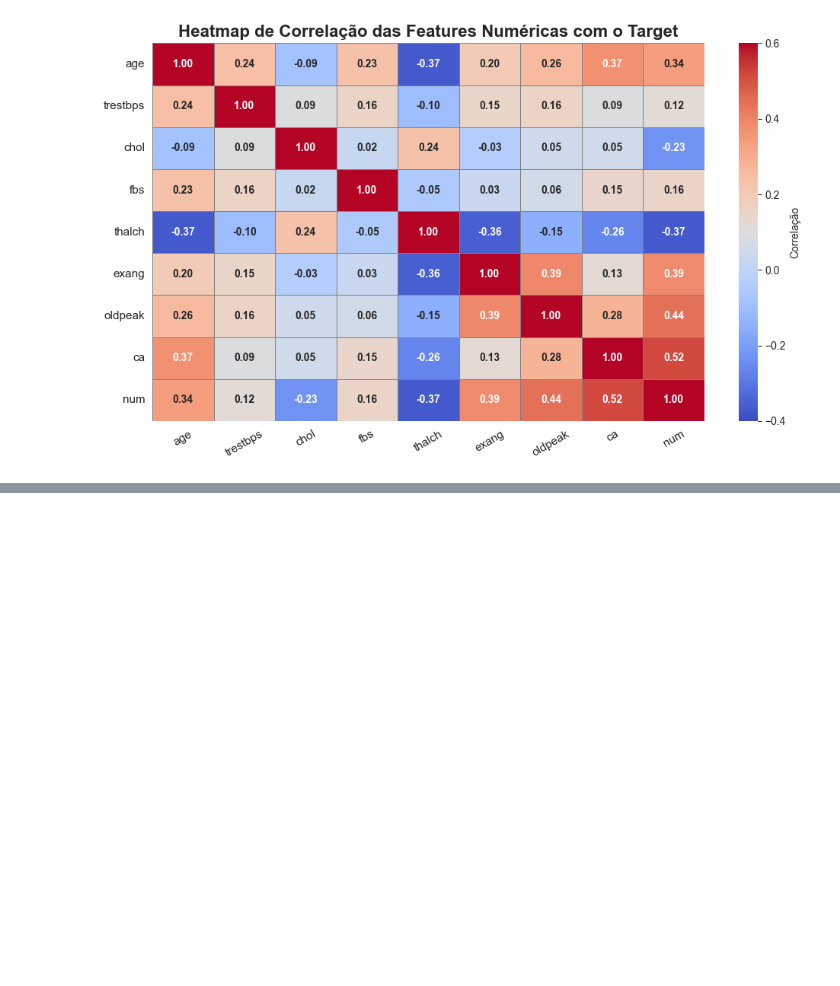
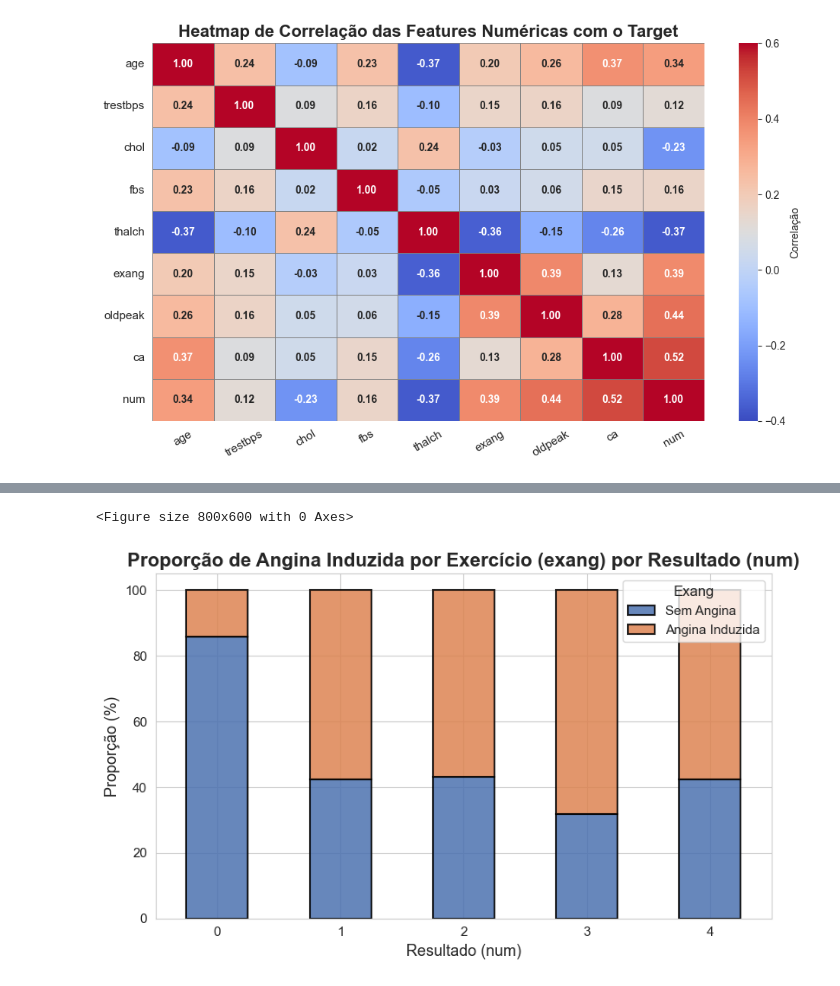
Before and after one commit to caiovilquer/projeto_TA, a Jupyter notebook: analise_doecas_cardiacas.ipynb, the cells around one changed output, grey strips where cells are left out. Cells and saved outputs as stored; diff of their text form; code cells hidden in the pictures; blank space fills up the shorter version.

```diff
--- a/analise_doecas_cardiacas.ipynb
+++ b/analise_doecas_cardiacas.ipynb
@@ -386,0 +461,27 @@ Os fatores mais impactantes para o desfecho são, portanto, o número de vasos c
+# %%
+plt.figure(figsize=(8, 6))
+sns.set_style('whitegrid')
+
+exang_num = pd.crosstab(df['num'], df['exang'], normalize='index') * 100
+exang_num = exang_num.rename(columns={True: 'Angina Induzida', False: 'Sem Angina'})
+
+exang_num[['Sem Angina', 'Angina Induzida']].plot(
+    kind='bar',
+    stacked=True,
+    color=['#4C72B0', '#DD8452'],
+    edgecolor='black',
+    linewidth=1.5,
+    alpha=0.85
+)
+
+plt.title('Proporção de Angina Induzida por Exercício (exang) por Resultado (num)', fontsize=16, fontweight='bold')
+plt.xlabel('Resultado (num)', fontsize=13)
+plt.ylabel('Proporção (%)', fontsize=13)
+plt.xticks(fontsize=11, rotation=0)
+plt.yticks(fontsize=11)
+plt.legend(title='Exang', fontsize=11, title_fontsize=12)
+plt.tight_layout()
+plt.show()
+# %% [output]
+<Figure size 800x600 with 0 Axes>
+[figure, added]
```
Also changed, not shown: parts of 14 cells of this notebook.
